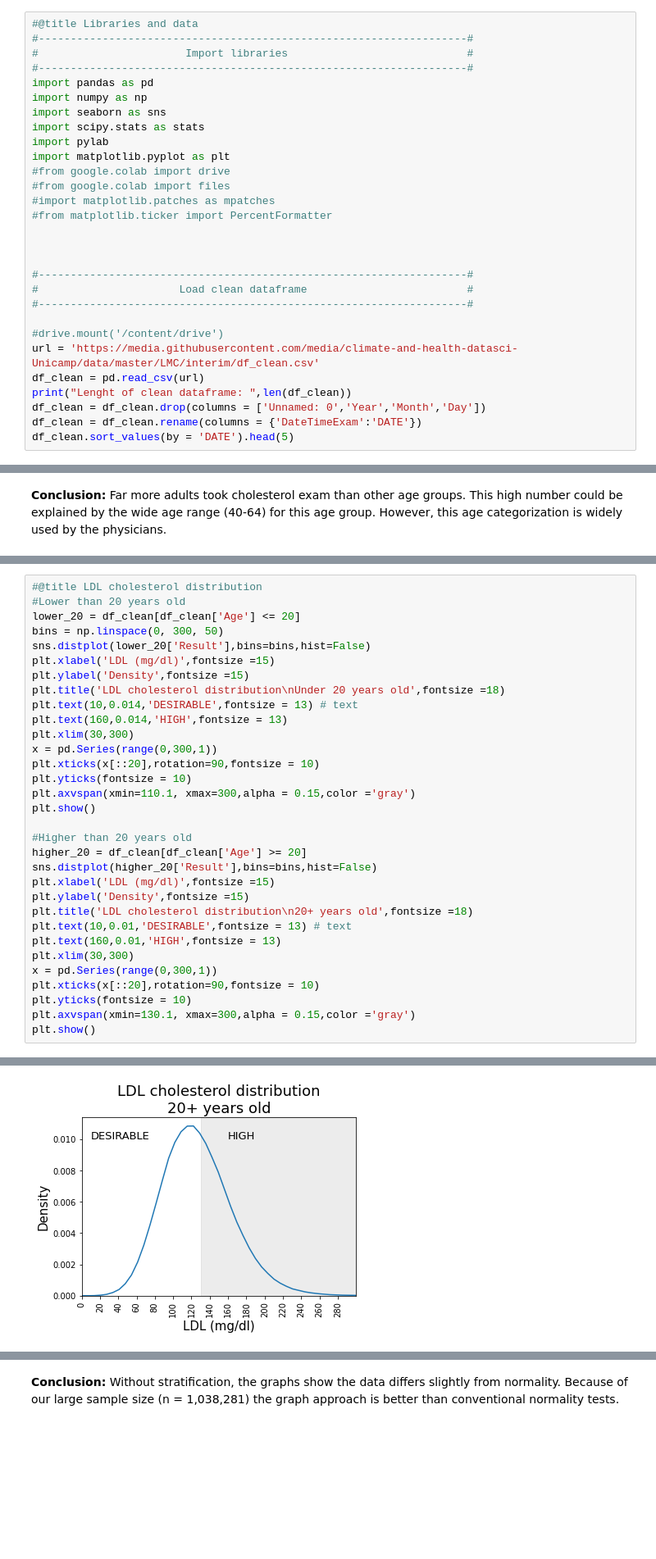
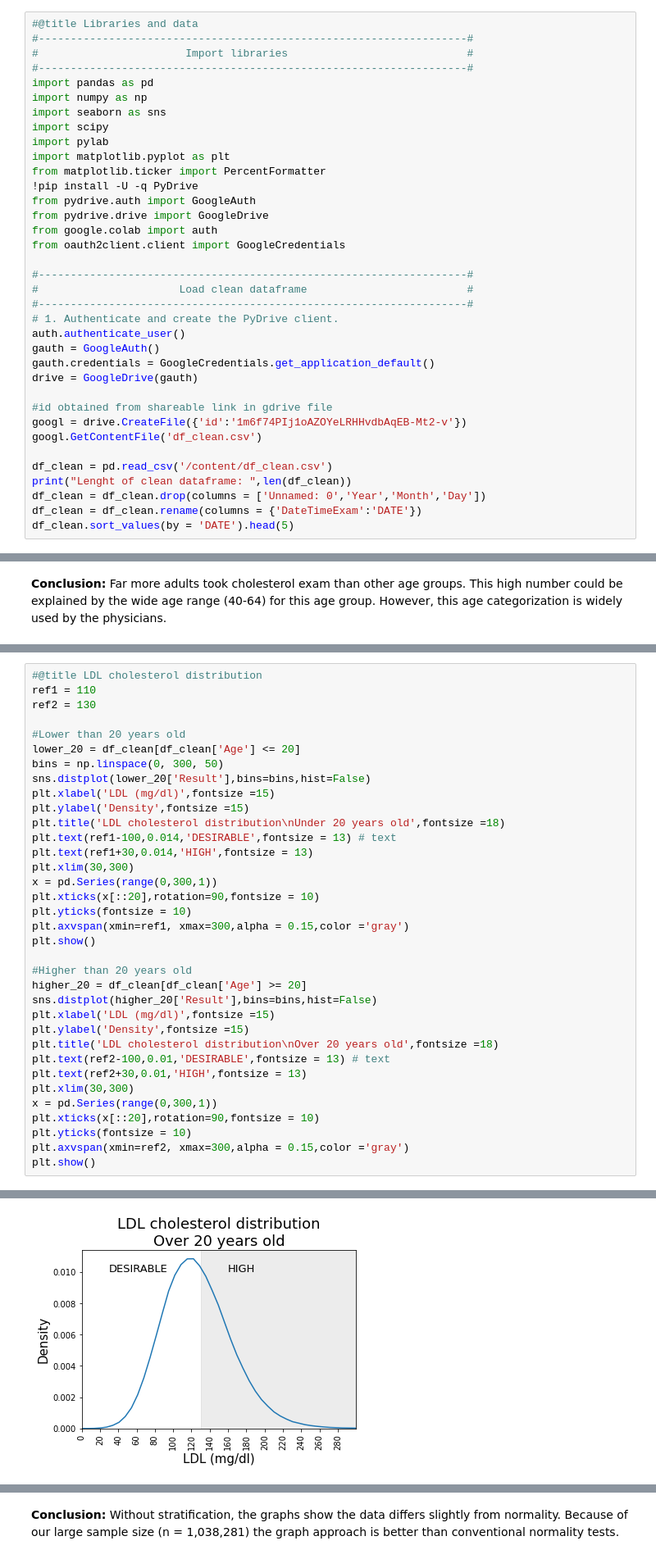
Before and after one commit to climate-and-health-datasci-Unicamp/ldl-cholesterol-climate-analysis, a Jupyter notebook: notebooks/01_LDL_descriptive.ipynb, the cells around one changed output, grey strips where cells are left out. Shown at 82% size. Cells and saved outputs as stored; diff of their text form; blank space fills up the shorter version.

```diff
--- a/notebooks/01_LDL_descriptive.ipynb
+++ b/notebooks/01_LDL_descriptive.ipynb
@@ -30,23 +30,30 @@ for the LDL dataframe.
 import pandas as pd
 import numpy as np
 import seaborn as sns
-import scipy.stats as stats
+import scipy
 import pylab
 import matplotlib.pyplot as plt
-#from google.colab import drive
-#from google.colab import files
-#import matplotlib.patches as mpatches
-#from matplotlib.ticker import PercentFormatter
-
-
+from matplotlib.ticker import PercentFormatter
+!pip install -U -q PyDrive
+from pydrive.auth import GoogleAuth
+from pydrive.drive import GoogleDrive
+from google.colab import auth
+from oauth2client.client import GoogleCredentials
 
 #-------------------------------------------------------------------#
 #                      Load clean dataframe                         #
 #-------------------------------------------------------------------#
+# 1. Authenticate and create the PyDrive client.
+auth.authenticate_user()
+gauth = GoogleAuth()
+gauth.credentials = GoogleCredentials.get_application_default()
+drive = GoogleDrive(gauth)
 
-#drive.mount('/content/drive')
-url = 'https://media.githubusercontent.com/media/climate-and-health-datasci-Unicamp/data/master/LMC/interim/df_clean.csv'
-df_clean = pd.read_csv(url)
+#id obtained from shareable link in gdrive file
+googl = drive.CreateFile({'id':'1m6f74PIj1oAZOYeLRHHvdbAqEB-Mt2-v'})
+googl.GetContentFile('df_clean.csv')
+
+df_clean = pd.read_csv('/content/df_clean.csv')
 print("Lenght of clean dataframe: ",len(df_clean))
 df_clean = df_clean.drop(columns = ['Unnamed: 0','Year','Month','Day'])
 df_clean = df_clean.rename(columns = {'DateTimeExam':'DATE'})
@@ -176,5 +183,8 @@ The reference values are from [Brazilian guideline on dyslipidemia](http://publi
 # %%
 #@title LDL cholesterol distribution
+ref1 = 110
+ref2 = 130
+
 #Lower than 20 years old
 lower_20 = df_clean[df_clean['Age'] <= 20]
 bins = np.linspace(0, 300, 50)
@@ -182,13 +192,13 @@ sns.distplot(lower_20['Result'],bins=bins,hist=False)
 plt.xlabel('LDL (mg/dl)',fontsize =15)
 plt.ylabel('Density',fontsize =15)
 plt.title('LDL cholesterol distribution\nUnder 20 years old',fontsize =18)
-plt.text(10,0.014,'DESIRABLE',fontsize = 13) # text
-plt.text(160,0.014,'HIGH',fontsize = 13)
+plt.text(ref1-100,0.014,'DESIRABLE',fontsize = 13) # text
+plt.text(ref1+30,0.014,'HIGH',fontsize = 13)
 plt.xlim(30,300)
 x = pd.Series(range(0,300,1))
 plt.xticks(x[::20],rotation=90,fontsize = 10)
 plt.yticks(fontsize = 10)
-plt.axvspan(xmin=110.1, xmax=300,alpha = 0.15,color ='gray')
+plt.axvspan(xmin=ref1, xmax=300,alpha = 0.15,color ='gray')
 plt.show()
 
 #Higher than 20 years old
@@ -196,13 +206,13 @@ higher_20 = df_clean[df_clean['Age'] >= 20]
 sns.distplot(higher_20['Result'],bins=bins,hist=False)
 plt.xlabel('LDL (mg/dl)',fontsize =15)
 plt.ylabel('Density',fontsize =15)
-plt.title('LDL cholesterol distribution\n20+ years old',fontsize =18)
-plt.text(10,0.01,'DESIRABLE',fontsize = 13) # text
-plt.text(160,0.01,'HIGH',fontsize = 13)
+plt.title('LDL cholesterol distribution\nOver 20 years old',fontsize =18)
+plt.text(ref2-100,0.01,'DESIRABLE',fontsize = 13) # text
+plt.text(ref2+30,0.01,'HIGH',fontsize = 13)
 plt.xlim(30,300)
 x = pd.Series(range(0,300,1))
 plt.xticks(x[::20],rotation=90,fontsize = 10)
 plt.yticks(fontsize = 10)
-plt.axvspan(xmin=130.1, xmax=300,alpha = 0.15,color ='gray')
+plt.axvspan(xmin=ref2, xmax=300,alpha = 0.15,color ='gray')
 plt.show()
 # %% [output]
@@ -210,2 +220,2 @@ plt.show()
-[figure, old version]
+[figure, new version]
 # %% [markdown]
```
Also changed, not shown: parts of 27 cells of this notebook.
